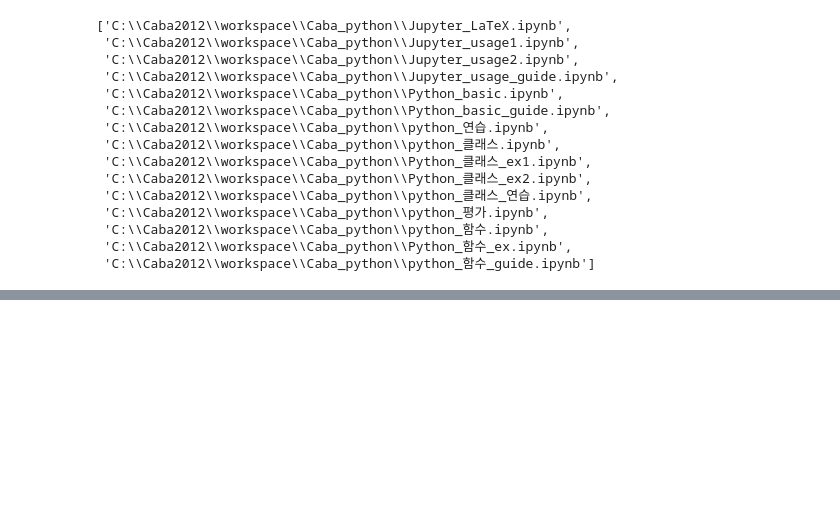
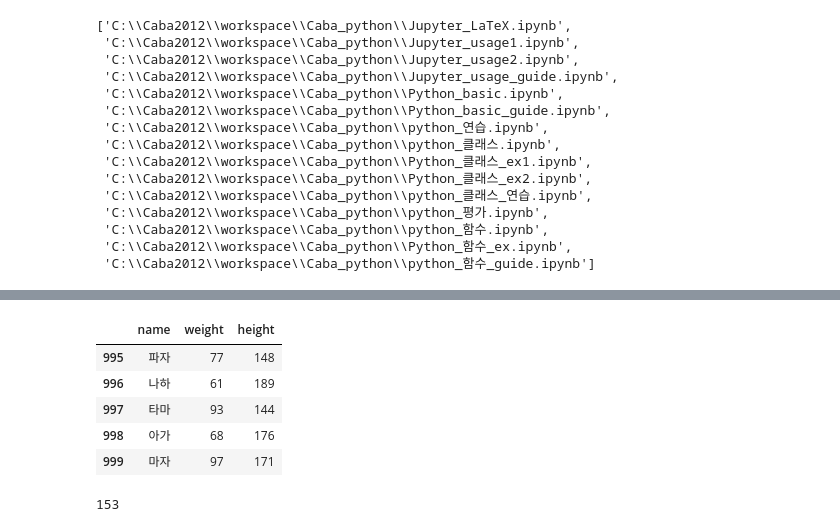
Before and after one commit to ilm52626/kba_2012, a Jupyter notebook: python_함수_guide.ipynb, the cells around one changed output, grey strips where cells are left out. Saved outputs shown, nothing was run; the diff lists cells and outputs as text; code cells hidden in the pictures; blank space fills up the shorter version.

```diff
--- a/python_함수_guide.ipynb
+++ b/python_함수_guide.ipynb
@@ -521,0 +960,17 @@ time.struct_time(tm_year=2020, tm_mon=12, tm_mday=29, tm_hour=16, tm_min=45, tm_
+# %%
+import pandas as pd
+data = pd.read_csv('./info.txt',sep=',',encoding='CP949',
+                   names = ['name','weight','height'])
+data.tail()
+# %% [output]
+|  | name | weight | height |
+| 995 | 파자 | 77 | 148 |
+| 996 | 나하 | 61 | 189 |
+| 997 | 타마 | 93 | 144 |
+| 998 | 아가 | 68 | 176 |
+| 999 | 마자 | 97 | 171 |
+# %%
+d90 = data[data.weight > 90]
+len(d90)
+# %% [output]
+153
```
Also changed, not shown: parts of 44 cells of this notebook, 1 other file.
